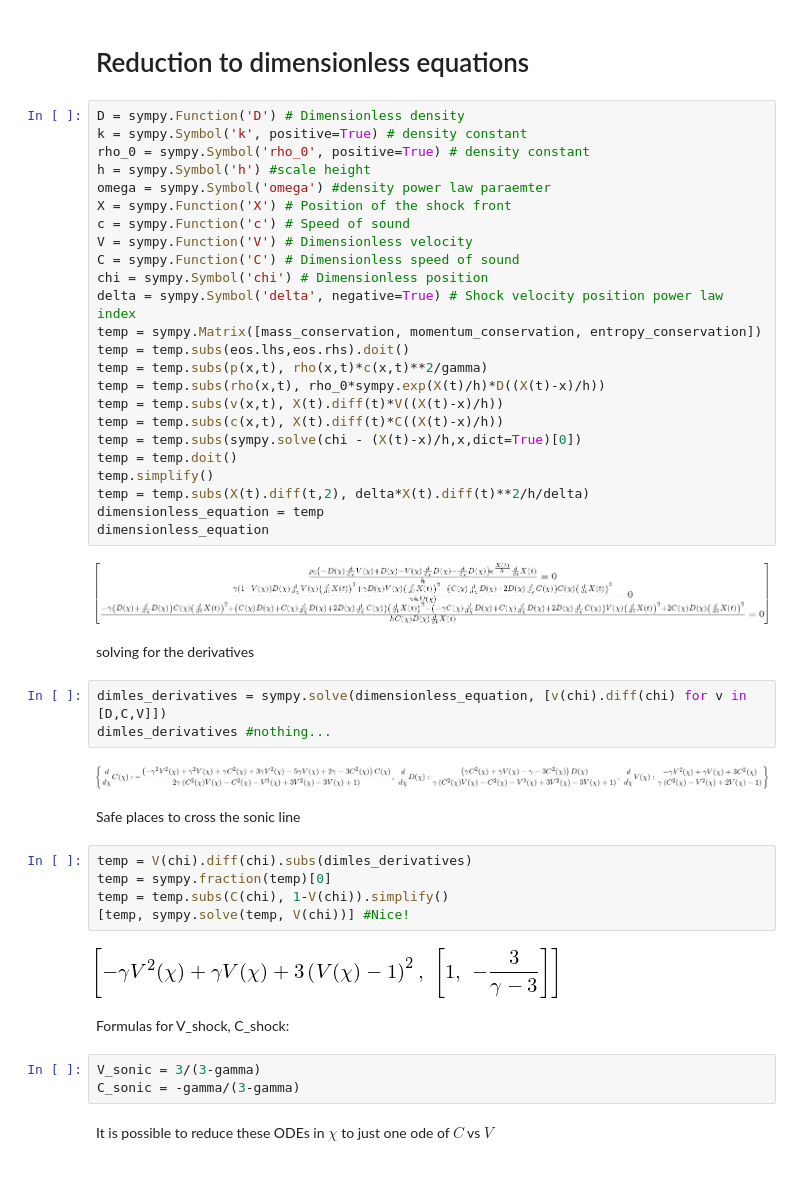
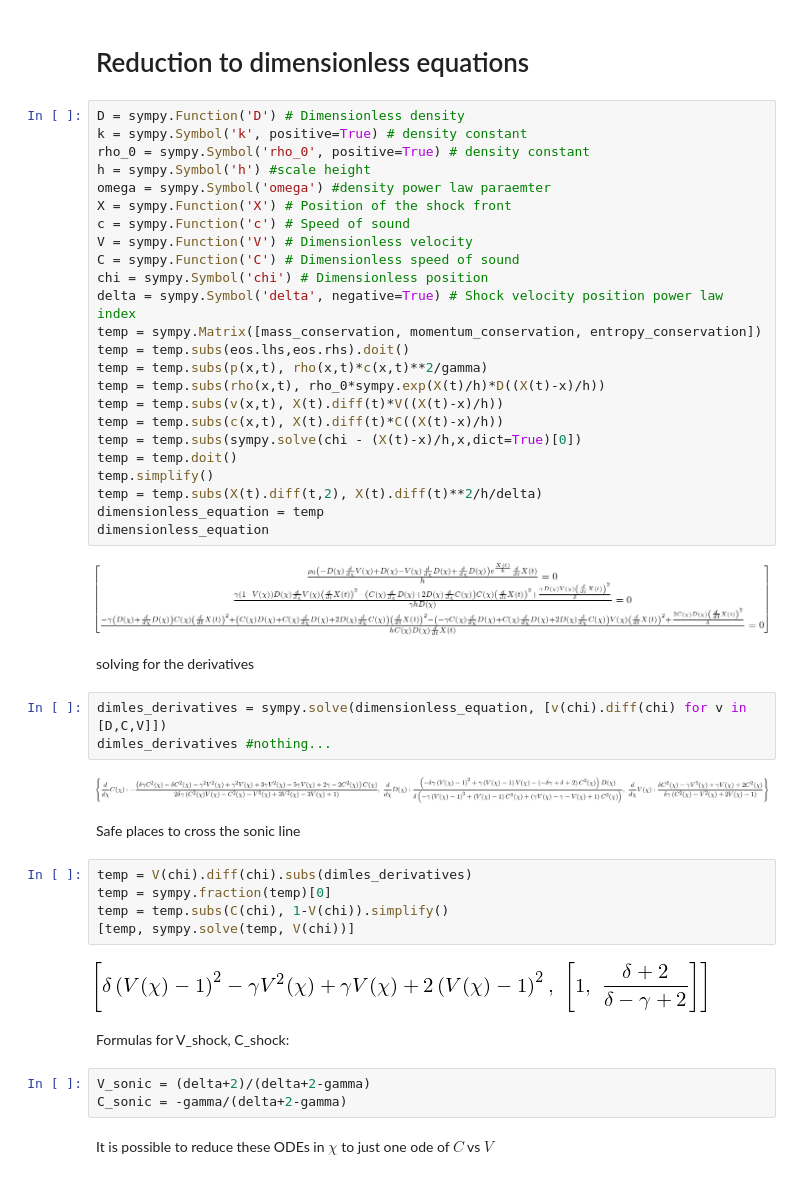
Before and after one commit to aremorov/stellar_atm_shocks, a Jupyter notebook: s_analysis_exponential2.ipynb, the cells around one changed output. Saved outputs shown, nothing was run; the diff lists cells and outputs as text.

```diff
--- a/s_analysis_exponential2.ipynb
+++ b/s_analysis_exponential2.ipynb
@@ -49,50 +49,50 @@ eos
 # %%
 D = sympy.Function('D') # Dimensionless density
 k = sympy.Symbol('k', positive=True) # density constant
 rho_0 = sympy.Symbol('rho_0', positive=True) # density constant
 h = sympy.Symbol('h') #scale height
 omega = sympy.Symbol('omega') #density power law paraemter
 X = sympy.Function('X') # Position of the shock front
 c = sympy.Function('c') # Speed of sound
 V = sympy.Function('V') # Dimensionless velocity
 C = sympy.Function('C') # Dimensionless speed of sound
 chi = sympy.Symbol('chi') # Dimensionless position
 delta = sympy.Symbol('delta', negative=True) # Shock velocity position power law index
 temp = sympy.Matrix([mass_conservation, momentum_conservation, entropy_conservation])
 temp = temp.subs(eos.lhs,eos.rhs).doit()
 temp = temp.subs(p(x,t), rho(x,t)*c(x,t)**2/gamma)
 temp = temp.subs(rho(x,t), rho_0*sympy.exp(X(t)/h)*D((X(t)-x)/h))
 temp = temp.subs(v(x,t), X(t).diff(t)*V((X(t)-x)/h))
 temp = temp.subs(c(x,t), X(t).diff(t)*C((X(t)-x)/h))
 temp = temp.subs(sympy.solve(chi - (X(t)-x)/h,x,dict=True)[0])
 temp = temp.doit()
 temp.simplify()
-temp = temp.subs(X(t).diff(t,2), delta*X(t).diff(t)**2/h/delta)
+temp = temp.subs(X(t).diff(t,2), X(t).diff(t)**2/h/delta)
 dimensionless_equation = temp
 dimensionless_equation
 # %% [output]
-[figure, old version]
+[figure, new version]
 # %% [markdown]
 solving for the derivatives
 # %%
 dimles_derivatives = sympy.solve(dimensionless_equation, [v(chi).diff(chi) for v in [D,C,V]])
 dimles_derivatives #nothing...
 # %% [output]
-[figure, old version]
+[figure, new version]
 # %% [markdown]
 Safe places to cross the sonic line
 # %%
 temp = V(chi).diff(chi).subs(dimles_derivatives)
 temp = sympy.fraction(temp)[0]
 temp = temp.subs(C(chi), 1-V(chi)).simplify()
-[temp, sympy.solve(temp, V(chi))] #Nice!
+[temp, sympy.solve(temp, V(chi))]
 # %% [output]
-[figure, old version]
+[figure, new version]
 # %% [markdown]
 Formulas for V_shock, C_shock:
 # %%
-V_sonic = 3/(3-gamma)
-C_sonic = -gamma/(3-gamma)
+V_sonic = (delta+2)/(delta+2-gamma)
+C_sonic = -gamma/(delta+2-gamma)
 # %% [markdown]
 It is possible to reduce these ODEs in $\chi$ to just one ode of $C$ vs $V$
 # %%
```
Also changed, not shown: parts of 19 cells of this notebook.
